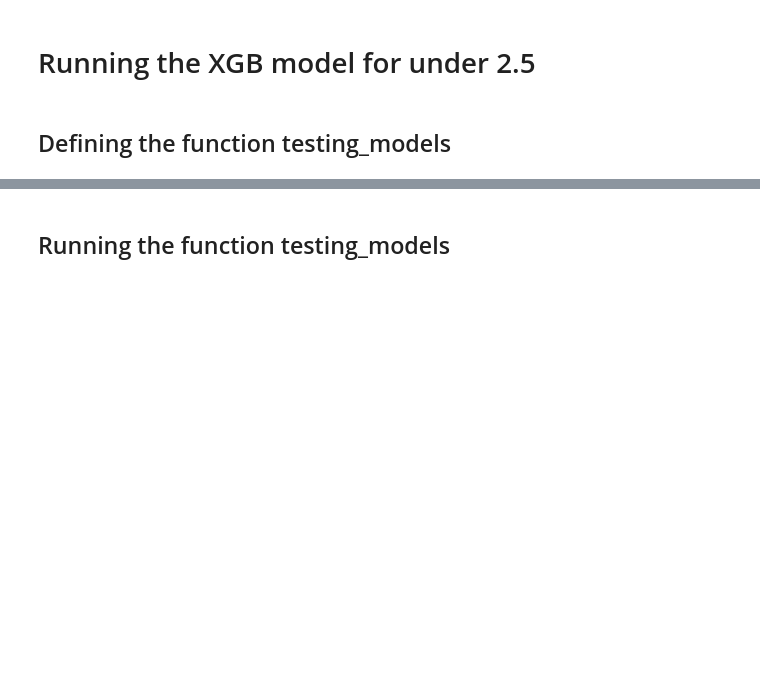
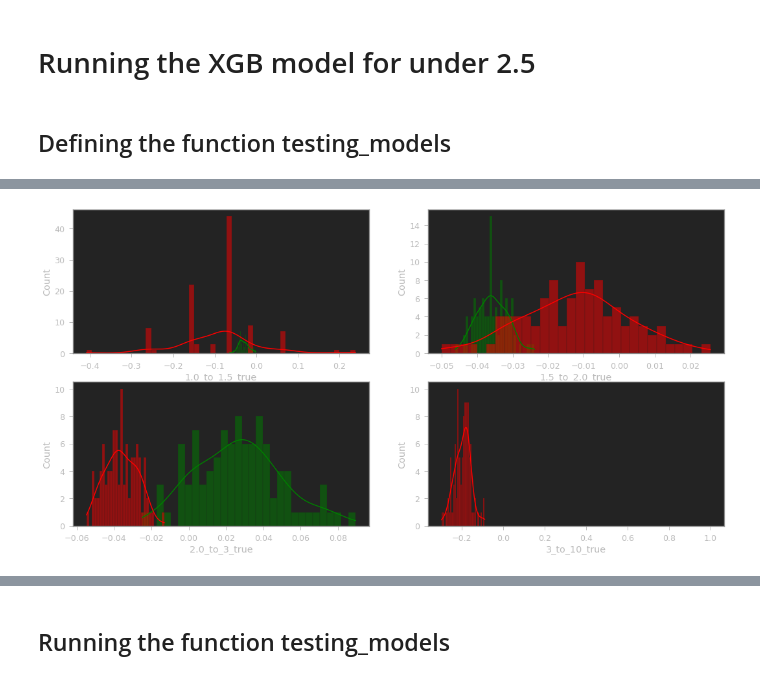
Before and after one commit to rafabertolace/OnThePitch, a Jupyter notebook: notebooks/D7_KGB_Model____beat_the_delta!_v2_testing_the_model_with_more_years_and_Mkt-rafael.ipynb, the cells around one changed output, grey strips where cells are left out. Drawn from its saved outputs; the diff is of its cells as text; code cells hidden in the pictures; blank space fills up the shorter version.

```diff
--- a/notebooks/D7_KGB_Model____beat_the_delta!_v2_testing_the_model_with_more_years_and_Mkt-rafael.ipynb
+++ b/notebooks/D7_KGB_Model____beat_the_delta!_v2_testing_the_model_with_more_years_and_Mkt-rafael.ipynb
@@ -588,0 +568,3 @@ accuracy_test, accuracy_train, precision_train, precision_test, y_final_df = tes
+# %%
+tmp = pd.DataFrame(lista_final)
+tmp
@@ -589,3 +652,22 @@ accuracy_test, accuracy_train, precision_train, precision_test, y_final_df = tes
+# %%
+figure = plt.figure(figsize=(18, 9))
+plt.subplot(2,2,1)
+sns.histplot(tmp['1.0_to_1.5_true'], kde=True,bins=50,color='green');
+sns.histplot(tmp['1.0_to_1.5_false'], kde=True,bins=50,color='red');
+
+plt.subplot(2,2,2)
+sns.histplot(tmp['1.5_to_2.0_true'], kde=True,bins=30,color='green');
+sns.histplot(tmp['1.5_to_2.0_false'], kde=True,bins=30,color='red');
+
+plt.subplot(2,2,3)
+sns.histplot(tmp['2.0_to_3_true'], kde=True,bins=30,color='green');
+sns.histplot(tmp['2.0_to_3_false'], kde=True,bins=30,color='red');
+
+plt.subplot(2,2,4)
+sns.histplot(tmp['3_to_10_true'], kde=True,bins=30,color='green');
+sns.histplot(tmp['3_to_10_false'], kde=True,bins=30,color='red');
+# %% [output]
+[figure, added]
 # %%
 y_final_df
 # %% [output]
```
Also changed, not shown: parts of 29 cells of this notebook, 1 other file.
